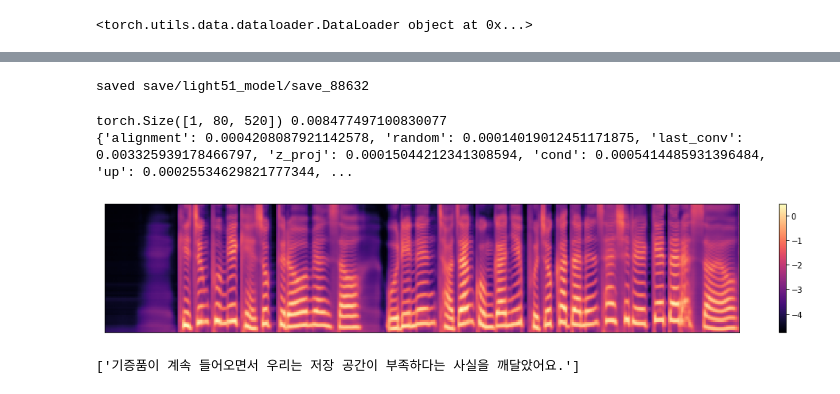
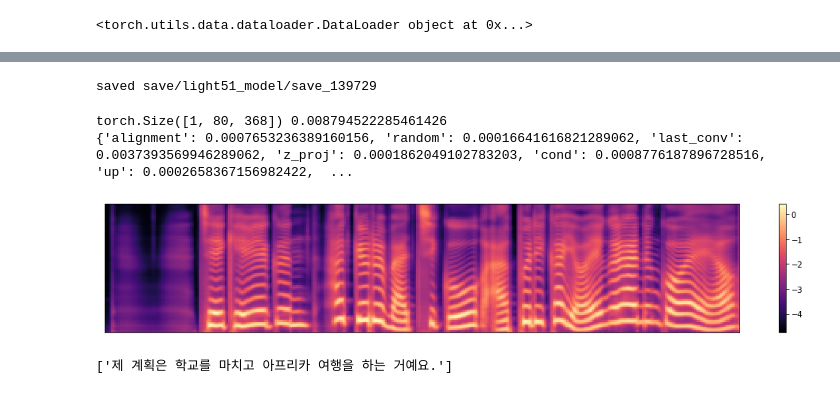
Before and after one commit to scpark20/kimchi-tts, a Jupyter notebook: light51_model.ipynb, the cells around one changed output, grey strips where cells are left out. Saved outputs shown, nothing was run; the diff lists cells and outputs as text; code cells hidden in the pictures.

Commit message:
light51

```diff
--- a/light51_model.ipynb
+++ b/light51_model.ipynb
@@ -49,7 +47,7 @@ model = Model(stt_hparams, tts_hparams)
 model = model.cuda()
 optimizer = torch.optim.Adam(model.parameters(), lr=tts_hparams.lr, weight_decay=tts_hparams.weight_decay)
 
-step = 50087
+step = 104442
 
 size = sizeof_fmt(4 * sum(p.numel() for p in model.parameters()))
 print(f"Model size {size}")
@@ -79,7 +77,7 @@ done
 # %%
 trainset = LJDataset(tts_hparams)
 collate_fn = TextMelCollate(tts_hparams)
-train_loader = torch.utils.data.DataLoader(trainset, num_workers=tts_hparams.num_workers,
+train_loader = torch.utils.data.DataLoader(trainset, num_workers=8, #tts_hparams.num_workers,
                           shuffle=True,
                           sampler=None,
                           batch_size=tts_hparams.batch_size, pin_memory=False,
@@ -226,40 +224,40 @@ step : 92646 stt : 0.0021 tts : 0.1531 recon : 0.0200 kl : 0.0057 beta : 1.0000
 # %%
 logger.save(step, model, optimizer)
 # %% [output]
-saved save/light51_model/save_88632
+saved save/light51_model/save_139729
 # %%
 import matplotlib.pyplot as plt
 import librosa.display
 import numpy as np
 import time
 
 for batch in train_loader:
     batch = to_cuda(batch)
     break
 
 model.eval()
 with torch.no_grad():
     index = 0
     times = []
-    for _ in range(100):
+    for _ in range(10):
         t0 = time.time()
-        samples, time_dict = model.inference(batch['text'][0:1], None, None, temperature=0.5)
+        samples, time_dict = model.inference(batch['text'][0:1], None, None, temperature=1.0)
         t1 = time.time()
         times.append(t1 - t0)
     times = np.array(times)
     print(samples.shape, np.mean(times))
     print(time_dict)
 
     plt.figure(figsize=[18, 3])
     _s = samples.data.cpu().numpy()
     librosa.display.specshow(_s[index])
     plt.colorbar()
     plt.show()
 # %% [output]
-torch.Size([1, 80, 520]) 0.008477497100830077
-{'alignment': 0.0004208087921142578, 'random': 0.00014019012451171875, 'last_conv': 0.003325939178466797, 'z_proj': 0.00015044212341308594, 'cond': 0.0005414485931396484, 'up': 0.00025534629821777344, ...
+torch.Size([1, 80, 368]) 0.008794522285461426
+{'alignment': 0.0007653236389160156, 'random': 0.00016641616821289062, 'last_conv': 0.0037393569946289062, 'z_proj': 0.0001862049102783203, 'cond': 0.0008776187896728516, 'up': 0.0002658367156982422,  ...
-[figure, old version]
+[figure, new version]
 # %%
 batch['strings'][0:1]
 # %% [output]
-['기증품이 계속 들어오면서 우리는 저장 공간이 부족하다는 사실을 깨달았어요.']
+['제 계획은 학교를 마치고 아프리카 여행을 하는 거예요.']
```
Also changed, not shown: parts of 6 cells of this notebook, 1 other file.
